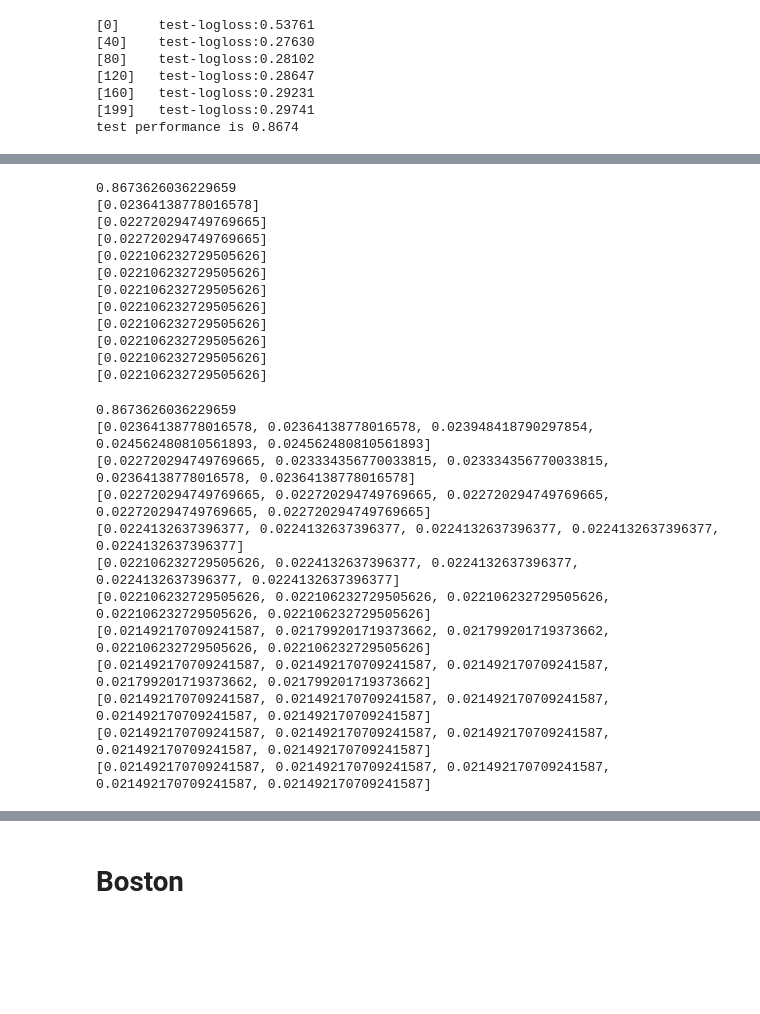
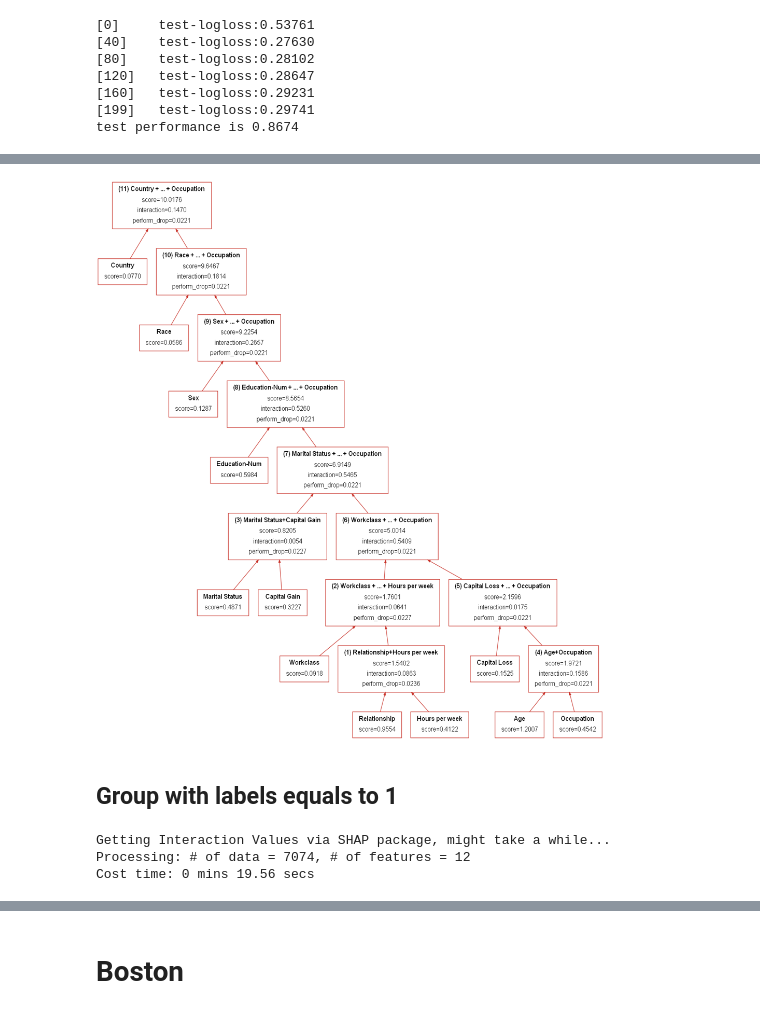
Before and after one commit to simonjisu/FeatureInteractionTree, a Jupyter notebook: notebooks/Finer Granularity Explanation.ipynb, the cells around one changed output, grey strips where cells are left out. Saved outputs shown, nothing was run; the diff lists cells and outputs as text; code cells hidden in the pictures; blank space fills up the shorter version.

```diff
--- a/notebooks/Finer Granularity Explanation.ipynb
+++ b/notebooks/Finer Granularity Explanation.ipynb
@@ -49,0 +69,4 @@ test performance is 0.8674
+# %%
+# get tree from group 0
+group_id = 0
+shap_interactions = tree_builder.shap_interaction_values(group_id=group_id)
@@ -50,12 +77,9 @@ test performance is 0.8674
 # %%
-tree_builder = TreeBuilder(
-    task_type=model_builder.task_type,
-    original_score=performance,
-    dataset=dataset
+tree = tree_builder.build(
+    score_method='abs',
+    shap_interactions=shap_interactions,
+    n_select=5,
+    max_iter=None,
+    rt_only_best=True
 )
-trees = tree_builder.build(
-    score_method='abs',
-    shap_interactions=shap_interaction_values,
-    n_select=5,
-    max_iter=None
-)
+img = tree.show_tree(feature_names=dataset.feature_names)
@@ -144,32 +86,14 @@ model_builder.X_encoded
-# %%
-for x in [tree_builder.infos[i]['performance'] for i in range(len(tree_builder.infos))]:
-    print(x)
-# %% [output]
-0.8673626036229659
-[0.02364138778016578]
-[0.022720294749769665]
-[0.022720294749769665]
-[0.022106232729505626]
-[0.022106232729505626]
-[0.022106232729505626]
-[0.022106232729505626]
-[0.022106232729505626]
-[0.022106232729505626]
-[0.022106232729505626]
-[0.022106232729505626]
-# %%
-for x in [tree_builder.infos[i]['performance'] for i in range(len(tree_builder.infos))]:
-    print(x)
-# %% [output]
-0.8673626036229659
-[0.02364138778016578, 0.02364138778016578, 0.023948418790297854, 0.024562480810561893, 0.024562480810561893]
-[0.022720294749769665, 0.023334356770033815, 0.023334356770033815, 0.02364138778016578, 0.02364138778016578]
-[0.022720294749769665, 0.022720294749769665, 0.022720294749769665, 0.022720294749769665, 0.022720294749769665]
-[0.0224132637396377, 0.0224132637396377, 0.0224132637396377, 0.0224132637396377, 0.0224132637396377]
-[0.022106232729505626, 0.0224132637396377, 0.0224132637396377, 0.0224132637396377, 0.0224132637396377]
-[0.022106232729505626, 0.022106232729505626, 0.022106232729505626, 0.022106232729505626, 0.022106232729505626]
-[0.021492170709241587, 0.021799201719373662, 0.021799201719373662, 0.022106232729505626, 0.022106232729505626]
-[0.021492170709241587, 0.021492170709241587, 0.021492170709241587, 0.021799201719373662, 0.021799201719373662]
-[0.021492170709241587, 0.021492170709241587, 0.021492170709241587, 0.021492170709241587, 0.021492170709241587]
-[0.021492170709241587, 0.021492170709241587, 0.021492170709241587, 0.021492170709241587, 0.021492170709241587]
-[0.021492170709241587, 0.021492170709241587, 0.021492170709241587, 0.021492170709241587, 0.021492170709241587]
+# %%
+display(img.resize((980, 1080)))
+# %% [output]
+[figure, added]
+# %% [markdown]
+## Group with labels equals to 1
+# %%
+# get tree from group 0
+group_id = 1
+shap_interactions = tree_builder.shap_interaction_values(group_id=group_id)
+# %% [output]
+Getting Interaction Values via SHAP package, might take a while...
+Processing: # of data = 7074, # of features = 12
+Cost time: 0 mins 19.56 secs
```
Also changed, not shown: parts of 37 cells of this notebook, 7 other files.
